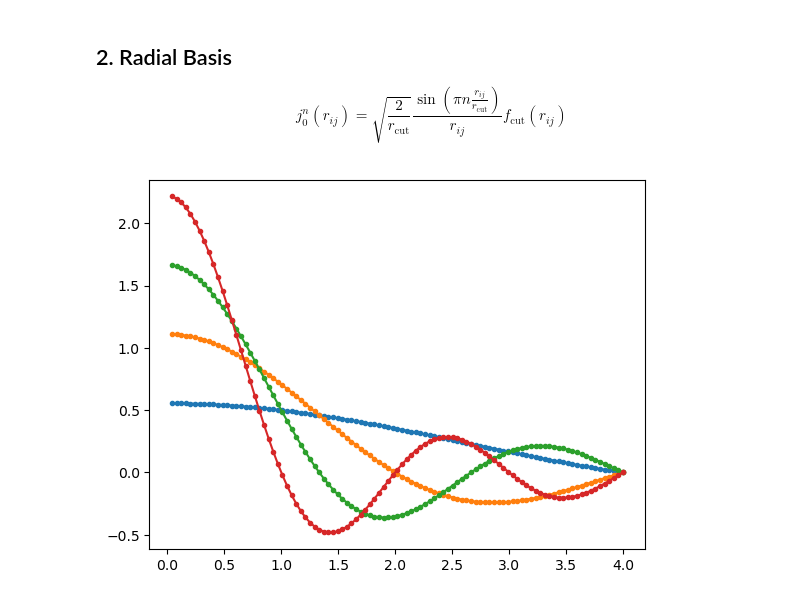
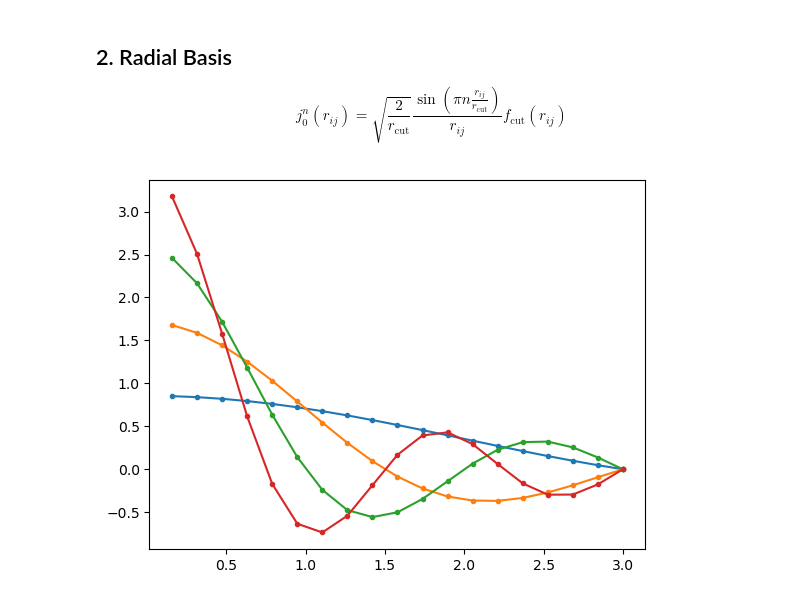
Before and after one commit to imagdau/Tutorials, a Jupyter notebook: T01-Understanding-MACE.ipynb, the cells around one changed output. Saved outputs shown, nothing was run; the diff lists cells and outputs as text; code cells hidden in the pictures.

```diff
--- a/T01-Understanding-MACE.ipynb
+++ b/T01-Understanding-MACE.ipynb
@@ -47,7 +78,7 @@ NGLWidget()
 # %%
 from mace import data, tools
 
-Rcut = 4.0
+Rcut = 3.0
 Nmax = 4
 
 
@@ -59,3 +90,4 @@ config = data.Configuration(
 )
 
 data = data.AtomicData.from_config(config, z_table=z_table, cutoff=Rcut)
+data.__dict__
@@ -173,8 +175,8 @@ radial = bessel_fn(lengths)
 # %%
 import numpy as np
 from matplotlib import pyplot as plt
 
-dists = np.linspace(0,Rcut,100).reshape(-1,1)
+dists = np.linspace(0,Rcut,20).reshape(-1,1)
 plt.plot(dists, bessel_fn(dists), '.-');
 # %% [output]
-[figure, old version]
+[figure, new version]
```
Also changed, not shown: parts of 6 cells of this notebook.
